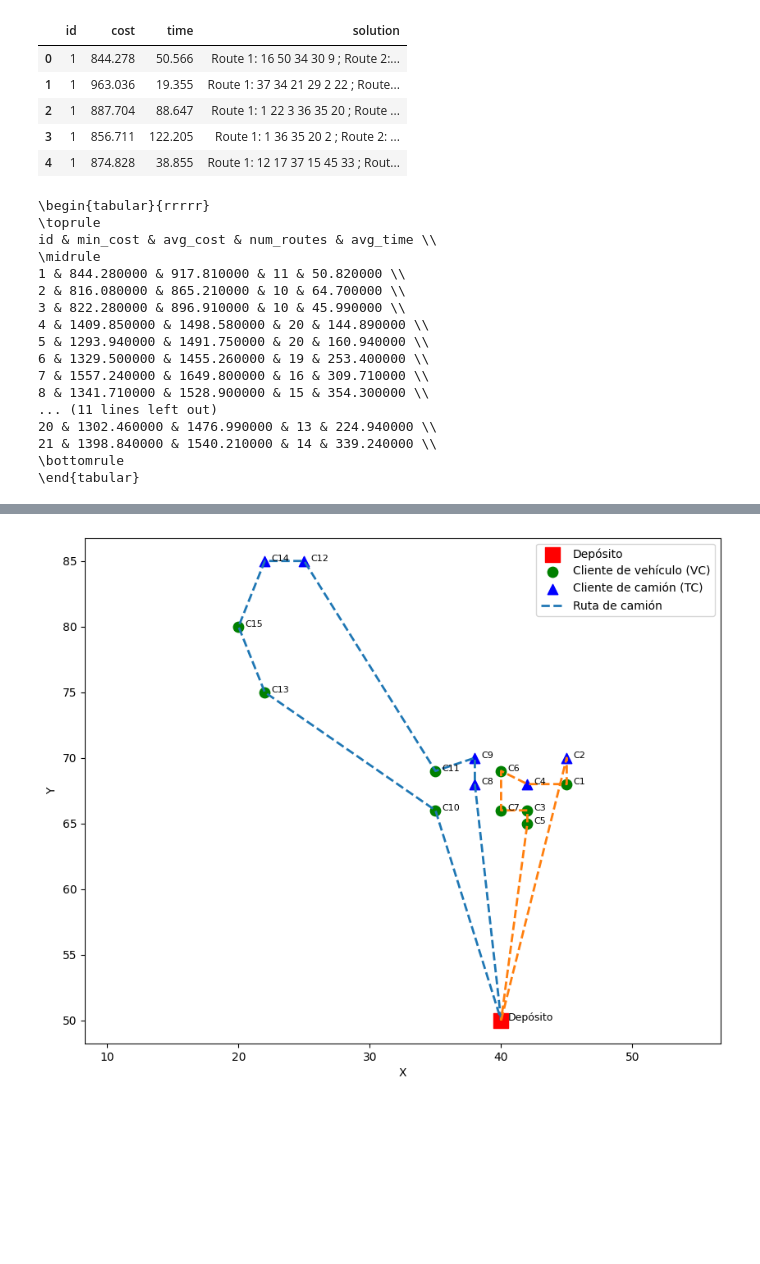
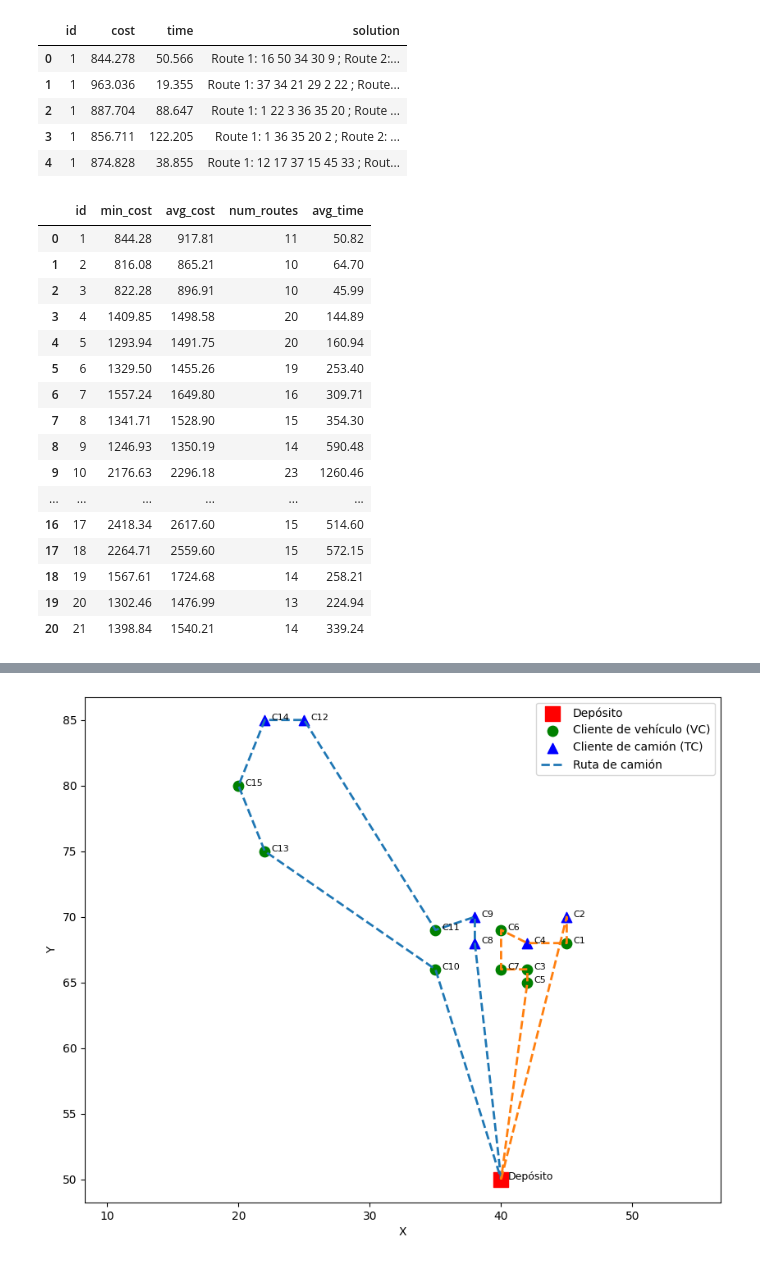
Before and after one commit to Nicofero/Genetic_MC-TTRP, a Jupyter notebook: result_analysis.ipynb, the cells around one changed output, grey strips where cells are left out. Saved outputs shown, nothing was run; the diff lists cells and outputs as text; code cells hidden in the pictures; blank space fills up the shorter version.

Commit message:
Analisis de resultados y latex

```diff
--- a/result_analysis.ipynb
+++ b/result_analysis.ipynb
@@ -204,35 +191,34 @@ df_b.head()
 # %%
 # I want a new df with the min cost, the average cost, the number of route in the solution, and the average time for each id
 df_summary = df_b.groupby('id').agg(
     min_cost=('cost', 'min'),
     avg_cost=('cost', 'mean'),
     num_routes=('solution', lambda x: len(re.findall(r'Route \d+:', x.loc[x.idxmin()]))),
     avg_time=('time', 'mean')
 ).reset_index()
 # print to latex with 2 decimal places and remove the 0s in the decimal places
 df_summary['min_cost'] = df_summary['min_cost'].astype(float)
 
 
 df_summary['min_cost'] = df_summary['min_cost'].round(2)
 df_summary['avg_cost'] = df_summary['avg_cost'].round(2)
 df_summary['avg_time'] = df_summary['avg_time'].round(2)
-latex_table_summary = df_summary.to_latex(index=False)
-print(latex_table_summary)
+df_summary
 # %% [output]
-\begin{tabular}{rrrrr}
-\toprule
-id & min_cost & avg_cost & num_routes & avg_time \\
-\midrule
-1 & 844.280000 & 917.810000 & 11 & 50.820000 \\
-2 & 816.080000 & 865.210000 & 10 & 64.700000 \\
-3 & 822.280000 & 896.910000 & 10 & 45.990000 \\
-4 & 1409.850000 & 1498.580000 & 20 & 144.890000 \\
-5 & 1293.940000 & 1491.750000 & 20 & 160.940000 \\
-6 & 1329.500000 & 1455.260000 & 19 & 253.400000 \\
-7 & 1557.240000 & 1649.800000 & 16 & 309.710000 \\
-8 & 1341.710000 & 1528.900000 & 15 & 354.300000 \\
-... (11 lines left out)
-20 & 1302.460000 & 1476.990000 & 13 & 224.940000 \\
-21 & 1398.840000 & 1540.210000 & 14 & 339.240000 \\
-\bottomrule
-\end{tabular}
+|  | id | min_cost | avg_cost | num_routes | avg_time |
+| 0 | 1 | 844.28 | 917.81 | 11 | 50.82 |
+| 1 | 2 | 816.08 | 865.21 | 10 | 64.70 |
+| 2 | 3 | 822.28 | 896.91 | 10 | 45.99 |
+| 3 | 4 | 1409.85 | 1498.58 | 20 | 144.89 |
+| 4 | 5 | 1293.94 | 1491.75 | 20 | 160.94 |
+| 5 | 6 | 1329.50 | 1455.26 | 19 | 253.40 |
+| 6 | 7 | 1557.24 | 1649.80 | 16 | 309.71 |
+| 7 | 8 | 1341.71 | 1528.90 | 15 | 354.30 |
+| 8 | 9 | 1246.93 | 1350.19 | 14 | 590.48 |
+| 9 | 10 | 2176.63 | 2296.18 | 23 | 1260.46 |
+| ... | ... | ... | ... | ... | ... |
+| 16 | 17 | 2418.34 | 2617.60 | 15 | 514.60 |
+| 17 | 18 | 2264.71 | 2559.60 | 15 | 572.15 |
+| 18 | 19 | 1567.61 | 1724.68 | 14 | 258.21 |
+| 19 | 20 | 1302.46 | 1476.99 | 13 | 224.94 |
+| 20 | 21 | 1398.84 | 1540.21 | 14 | 339.24 |
```
Also changed, not shown: parts of 18 cells of this notebook, 14 other files.
